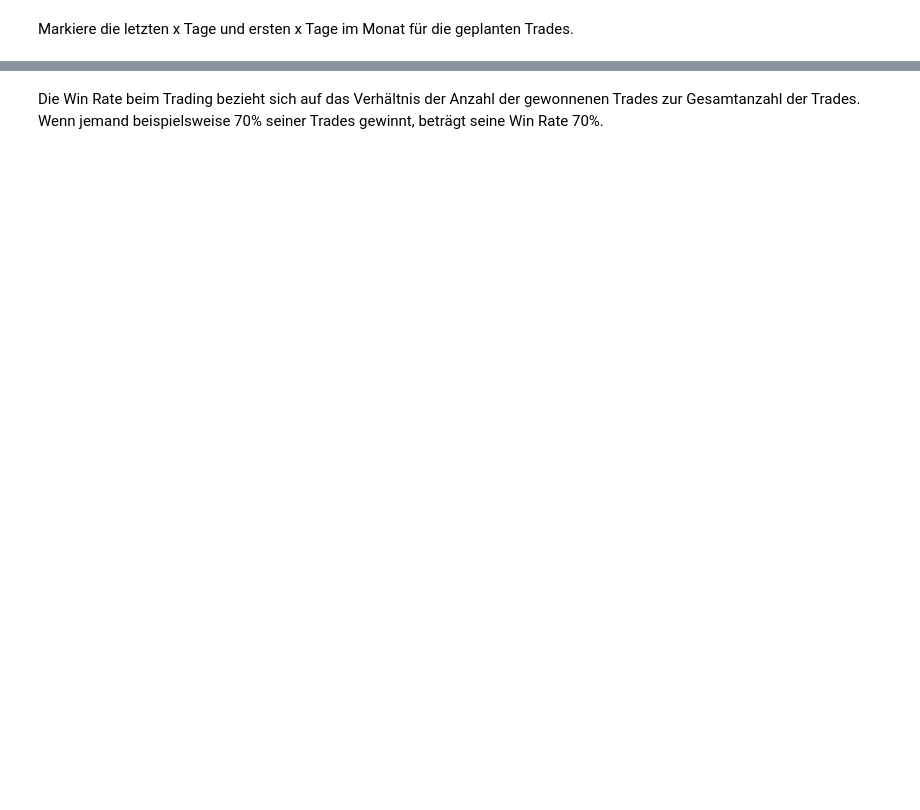
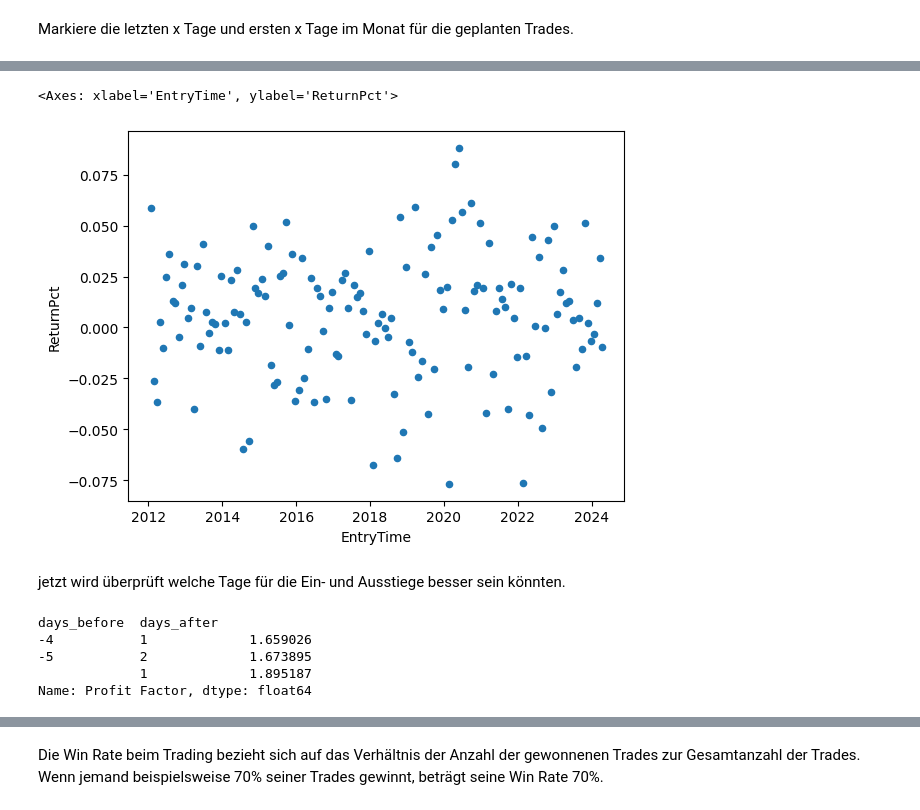
Before and after one commit to fxhuhn/backtesting-trading-strategies, a Jupyter notebook: strategies/end_of_month_sdax.ipynb, the cells around one changed output, grey strips where cells are left out. Saved outputs shown, nothing was run; the diff lists cells and outputs as text; code cells hidden in the pictures; blank space fills up the shorter version.

```diff
--- a/strategies/end_of_month_sdax.ipynb
+++ b/strategies/end_of_month_sdax.ipynb
@@ -153,0 +196,25 @@ Row(id='5656', ...)
+# %%
+class end_of_month_with_SL(end_of_month):
+    """
+    strategy for trend_trading
+    """
+
+    skip_month = []
+
+    def next(self):
+        _open, _high, _low, _close = self.ohlc()
+
+        # trade management for an existing trade
+        for trade in self.trades:
+            if trade.is_long:
+                if trade.pl_pct < -0.06:
+                    trade.close()
+
+                if self.data.days[-1] == self.days_after:
+                    trade.close()
+
+        if (
+            self.data.days[-1] == self.days_before
+            and self.data.month[-1] not in self.skip_month
+        ):
+            self.buy()
@@ -153,0 +252,8 @@ Row(id='5656', ...)
+# %%
+trades = stats["_trades"]
+trades.plot.scatter(y="ReturnPct", x="EntryTime")
+# %% [output]
+<Axes: xlabel='EntryTime', ylabel='ReturnPct'>
+[figure, added]
+# %% [markdown]
+jetzt wird überprüft welche Tage für die Ein- und Ausstiege besser sein könnten.
@@ -153,0 +269,9 @@ Row(id='5656', ...)
+# %%
+# heatmap
+heatmap.sort_values().iloc[-3:]
+# %% [output]
+days_before  days_after
+-4           1             1.659026
+-5           2             1.673895
+             1             1.895187
+Name: Profit Factor, dtype: float64
```
Also changed, not shown: parts of 31 cells of this notebook, 3 other files.
